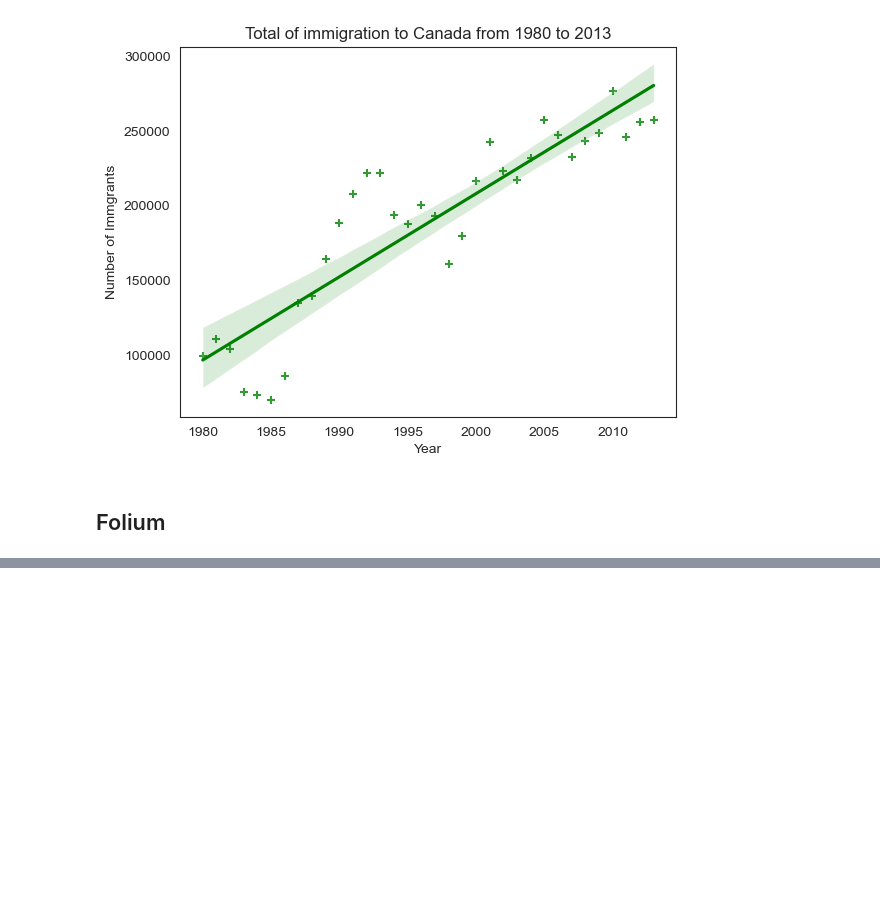
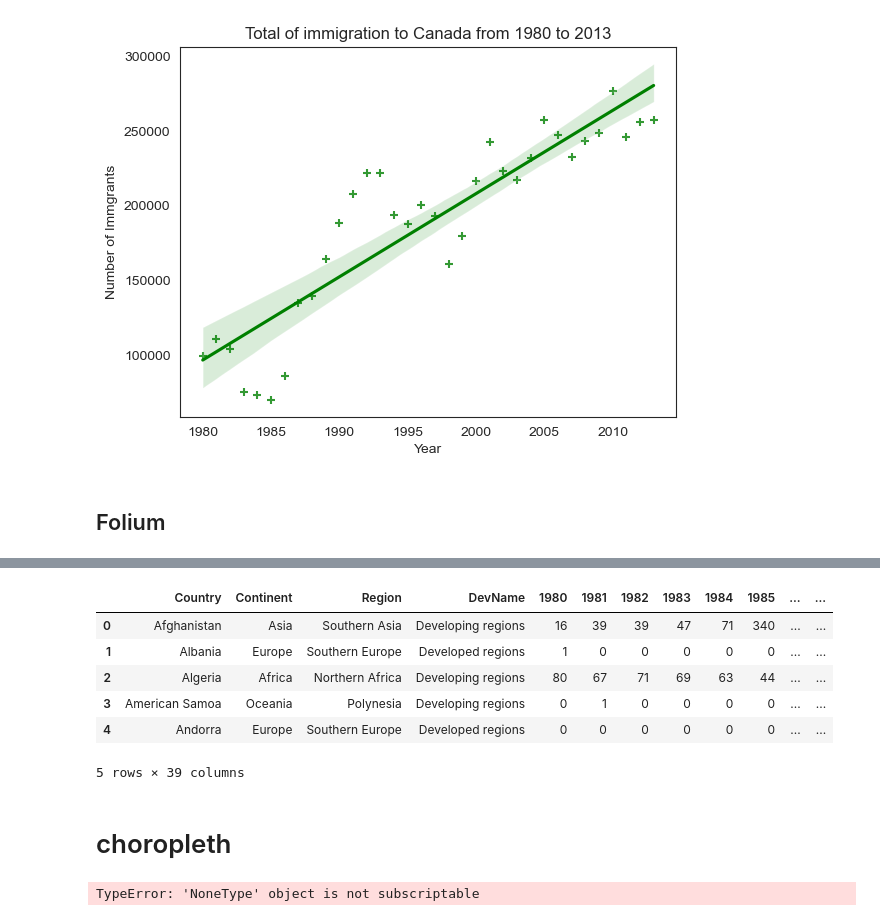
Before and after one commit to kopiadjie/Hacktiv8, a Jupyter notebook: Code/sesi8/Meeting8.ipynb, the cells around one changed output, grey strips where cells are left out. Cells and saved outputs as stored; diff of their text form; code cells hidden in the pictures; blank space fills up the shorter version.

```diff
--- a/Code/sesi8/Meeting8.ipynb
+++ b/Code/sesi8/Meeting8.ipynb
@@ -215,0 +322,7 @@ KeyboardInterrupt:
+# %%
+canada_immigration.rename(
+    columns={'OdName' : "Country", "AreaName": "Continent", "RegName" : "Region" },
+    inplace=True
+)
+# %%
+canada_immigration["Total"] = canada_immigration.sum(axis=1)
@@ -215,0 +331,57 @@ KeyboardInterrupt:
+# %%
+canada_immigration.head()
+# %% [output]
+|  | Country | Continent | Region | DevName | 1980 | 1981 | 1982 | 1983 | 1984 | 1985 | ... | ... |
+| 0 | Afghanistan | Asia | Southern Asia | Developing regions | 16 | 39 | 39 | 47 | 71 | 340 | ... | ... |
+| 1 | Albania | Europe | Southern Europe | Developed regions | 1 | 0 | 0 | 0 | 0 | 0 | ... | ... |
+| 2 | Algeria | Africa | Northern Africa | Developing regions | 80 | 67 | 71 | 69 | 63 | 44 | ... | ... |
+| 3 | American Samoa | Oceania | Polynesia | Developing regions | 0 | 1 | 0 | 0 | 0 | 0 | ... | ... |
+| 4 | Andorra | Europe | Southern Europe | Developed regions | 0 | 0 | 0 | 0 | 0 | 0 | ... | ... |
+5 rows × 39 columns
+# %% [markdown]
+# choropleth
+# %%
+world_geo = r'geo.json'
+
+world_map = folium.Map(
+    location=[0,0],
+    zoom_start=2,
+    # tiles='Mapbox Bright'
+)
+
+folium.TileLayer(
+    tiles='https://raw.githubusercontent.com/ardhiraka/PFDS_sources/master/world_countries.json'
+    , attr='Mapbox'
+    , name='Mapbox Streets'
+    , overlay=True
+    , control=True
+).add_to(world_map)
+
+world_map.choropleth(
+    geo_data=world_geo,
+    data=canada_immigration,
+    column=["Country", "Total"],
+    key_on='feature.properties.name',
+    fill_color="YlOrRd",
+    fill_opacity=0.2,
+    line_opacity=0.2,
+    legend_name="Immigration to Canada"
+
+)
+
+# folium.Choropleth(
+#     geo_data=world_geo,
+#     data=canada_immigration,
+#     column=["Country", "Total"],
+#     key_on='feature.properties.name',
+#     fill_color="YlorRd",
+#     fill_opacity=0.2,
+#     line_opacity=0.2,
+#     legend_name="Immigration to Canada"
+
+# )
+world_map
+
+# key on mengambil berdasarkan apa (data json)
+# %% [output]
+TypeError: 'NoneType' object is not subscriptable
```
Also changed, not shown: parts of 11 cells of this notebook, 3 other files.
